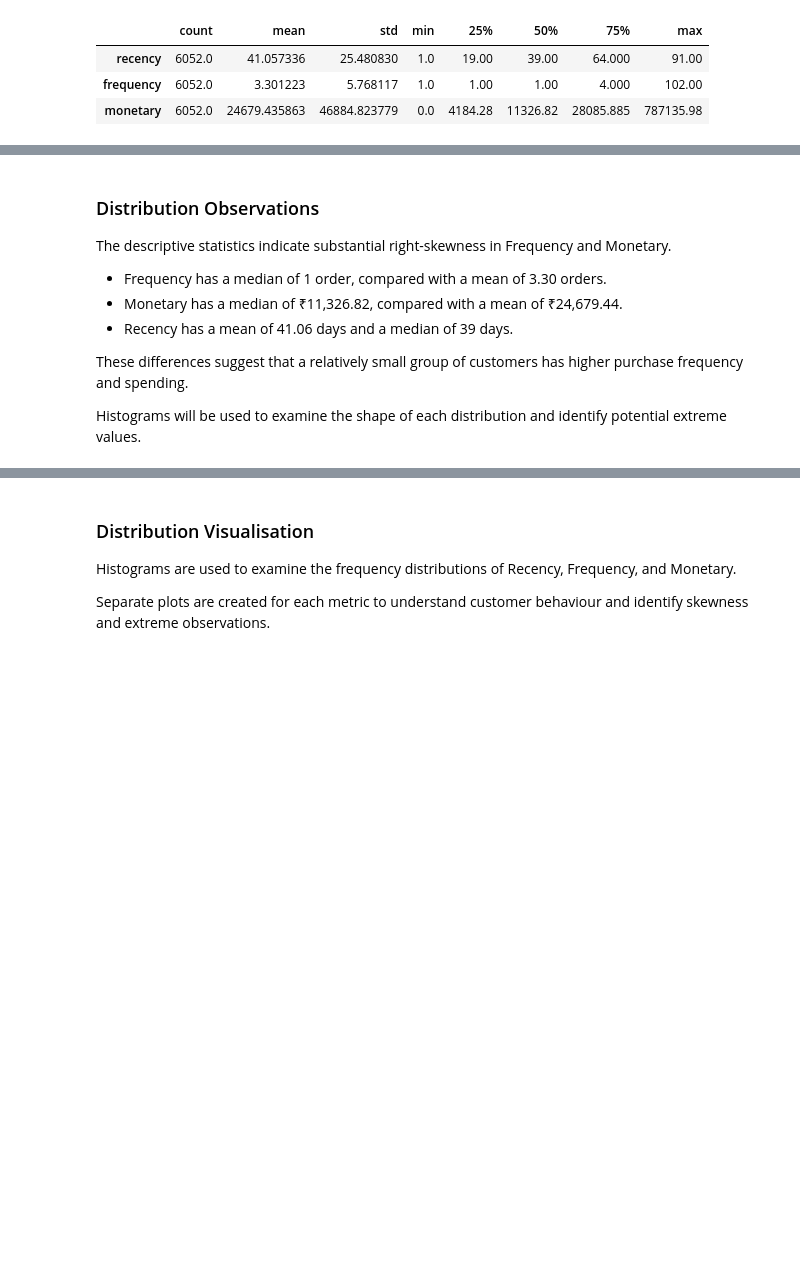
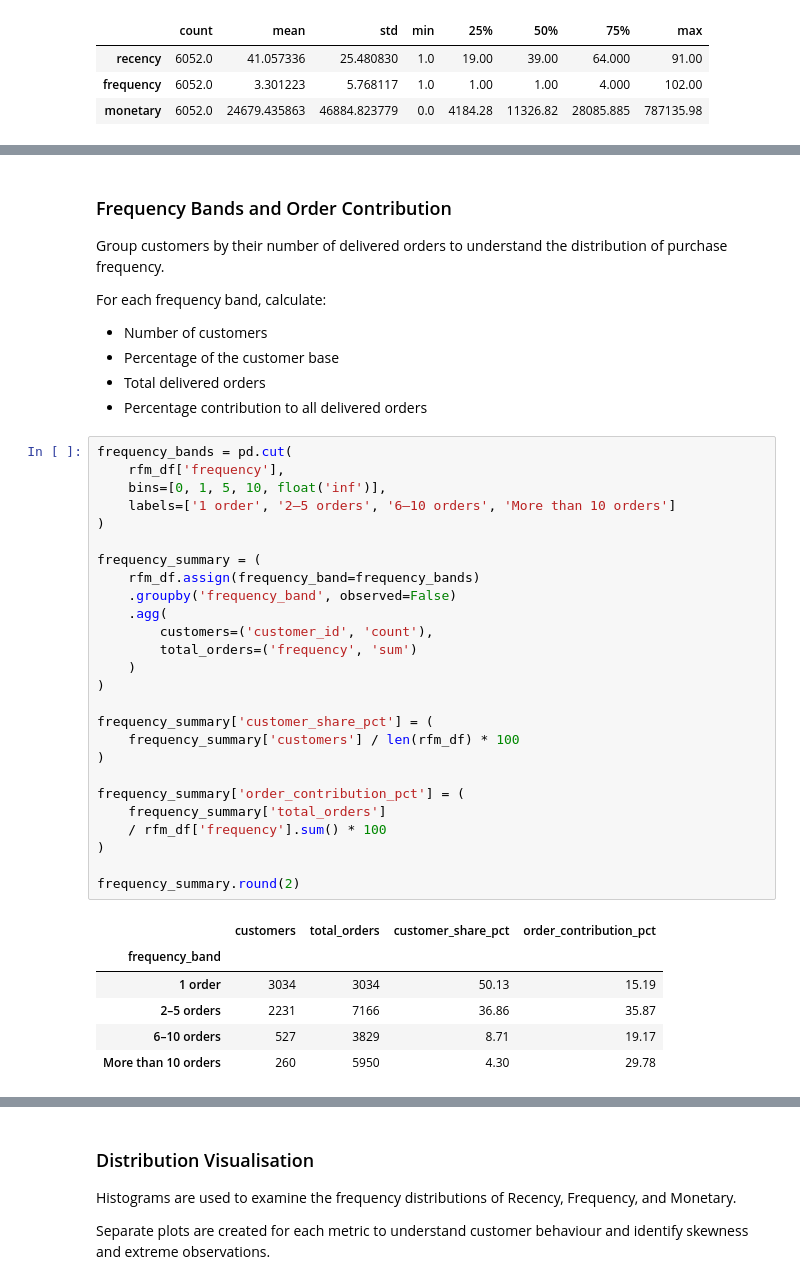
Before and after one commit to neharika/rfm-customer-segmentation, a Jupyter notebook: notebooks/02_rfm_features.ipynb, the cells around one changed output, grey strips where cells are left out. Cells and saved outputs as stored; diff of their text form; blank space fills up the shorter version.

```diff
--- a/notebooks/02_rfm_features.ipynb
+++ b/notebooks/02_rfm_features.ipynb
@@ -252,13 +292,44 @@ rfm_df[['recency', 'frequency', 'monetary']].describe().T
 # %% [markdown]
 
-### Distribution Observations
+### Frequency Bands and Order Contribution
 
-The descriptive statistics indicate substantial right-skewness in Frequency and Monetary.
+Group customers by their number of delivered orders to understand the distribution of purchase frequency.
 
-- Frequency has a median of 1 order, compared with a mean of 3.30 orders.
-- Monetary has a median of ₹11,326.82, compared with a mean of ₹24,679.44.
-- Recency has a mean of 41.06 days and a median of 39 days.
-
-These differences suggest that a relatively small group of customers has higher purchase frequency and spending.
-
-Histograms will be used to examine the shape of each distribution and identify potential extreme values.
+For each frequency band, calculate:
+- Number of customers
+- Percentage of the customer base
+- Total delivered orders
+- Percentage contribution to all delivered orders
+# %%
+frequency_bands = pd.cut(
+    rfm_df['frequency'],
+    bins=[0, 1, 5, 10, float('inf')],
+    labels=['1 order', '2–5 orders', '6–10 orders', 'More than 10 orders']
+)
+
+frequency_summary = (
+    rfm_df.assign(frequency_band=frequency_bands)
+    .groupby('frequency_band', observed=False)
+    .agg(
+        customers=('customer_id', 'count'),
+        total_orders=('frequency', 'sum')
+    )
+)
+
+frequency_summary['customer_share_pct'] = (
+    frequency_summary['customers'] / len(rfm_df) * 100
+)
+
+frequency_summary['order_contribution_pct'] = (
+    frequency_summary['total_orders']
+    / rfm_df['frequency'].sum() * 100
+)
+
+frequency_summary.round(2)
+# %% [output]
+|  | customers | total_orders | customer_share_pct | order_contribution_pct |
+| frequency_band |  |  |  |  |
+| 1 order | 3034 | 3034 | 50.13 | 15.19 |
+| 2–5 orders | 2231 | 7166 | 36.86 | 35.87 |
+| 6–10 orders | 527 | 3829 | 8.71 | 19.17 |
+| More than 10 orders | 260 | 5950 | 4.30 | 29.78 |
```
Also changed, not shown: parts of 7 cells of this notebook, 1 other file.
